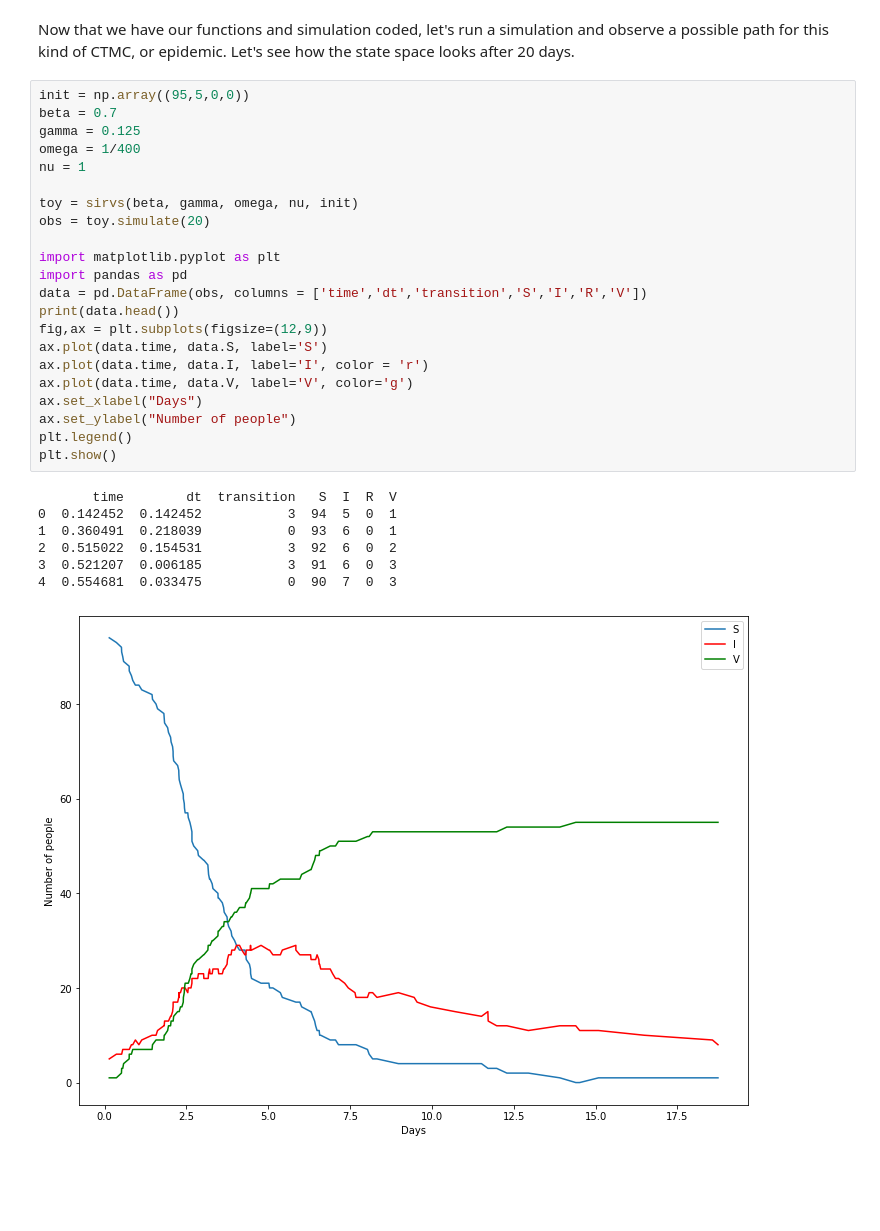
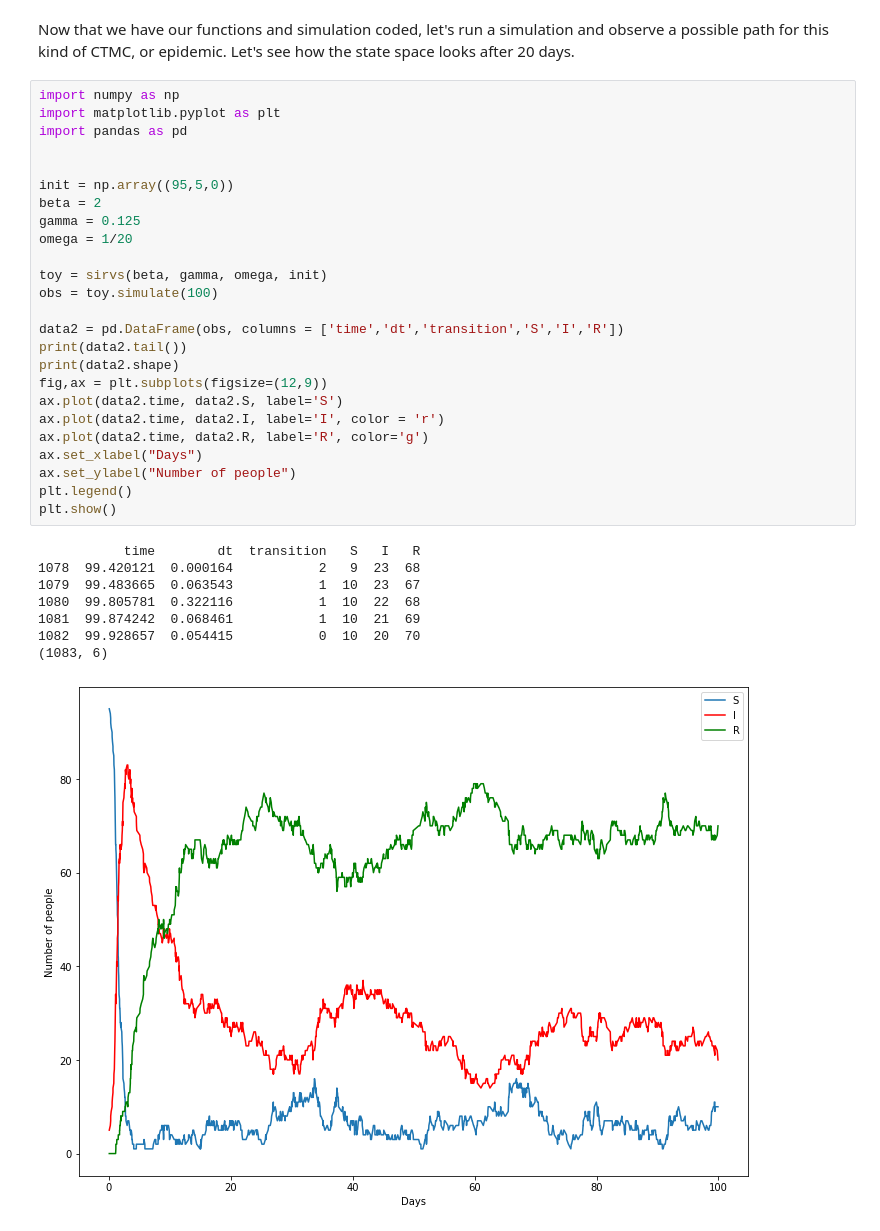
Before and after one commit to tdennisliu/algorithms_tutorials, a Jupyter notebook: ctmc/ctmc-sirs.ipynb, the cells around one changed output. Drawn from its saved outputs; the diff is of its cells as text; blank space fills up the shorter version.

Commit message:
added simpler toy problem, and caterpiller plots

```diff
--- a/ctmc/ctmc-sirs.ipynb
+++ b/ctmc/ctmc-sirs.ipynb
@@ -95,32 +336,36 @@ class sirvs:
 # %% [markdown]
 Now that we have our functions and simulation coded, let's run a simulation and observe a possible path for this kind of CTMC, or epidemic. Let's see how the state space looks after 20 days.
 # %%
-init = np.array((95,5,0,0))
-beta = 0.7
-gamma = 0.125
-omega = 1/400
-nu = 1
-
-toy = sirvs(beta, gamma, omega, nu, init)
-obs = toy.simulate(20)
-
+import numpy as np
 import matplotlib.pyplot as plt
 import pandas as pd
-data = pd.DataFrame(obs, columns = ['time','dt','transition','S','I','R','V'])
-print(data.head())
+
+
+init = np.array((95,5,0))
+beta = 2
+gamma = 0.125
+omega = 1/20
+
+toy = sirvs(beta, gamma, omega, init)
+obs = toy.simulate(100)
+
+data2 = pd.DataFrame(obs, columns = ['time','dt','transition','S','I','R'])
+print(data2.tail())
+print(data2.shape)
 fig,ax = plt.subplots(figsize=(12,9))
-ax.plot(data.time, data.S, label='S')
-ax.plot(data.time, data.I, label='I', color = 'r')
-ax.plot(data.time, data.V, label='V', color='g')
+ax.plot(data2.time, data2.S, label='S')
+ax.plot(data2.time, data2.I, label='I', color = 'r')
+ax.plot(data2.time, data2.R, label='R', color='g')
 ax.set_xlabel("Days")
 ax.set_ylabel("Number of people")
 plt.legend()
 plt.show()
 # %% [output]
-       time        dt  transition   S  I  R  V
-0  0.142452  0.142452           3  94  5  0  1
-1  0.360491  0.218039           0  93  6  0  1
-2  0.515022  0.154531           3  92  6  0  2
-3  0.521207  0.006185           3  91  6  0  3
-4  0.554681  0.033475           0  90  7  0  3
+           time        dt  transition   S   I   R
+1078  99.420121  0.000164           2   9  23  68
+1079  99.483665  0.063543           1  10  23  67
+1080  99.805781  0.322116           1  10  22  68
+1081  99.874242  0.068461           1  10  21  69
+1082  99.928657  0.054415           0  10  20  70
+(1083, 6)
-[figure, old version]
+[figure, new version]
```
Also changed, not shown: parts of 20 cells of this notebook.
